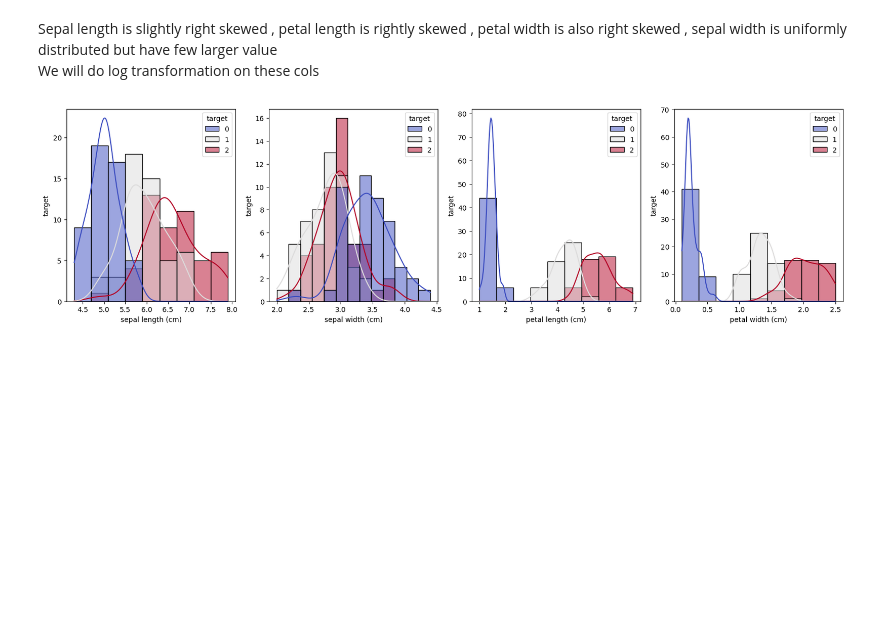
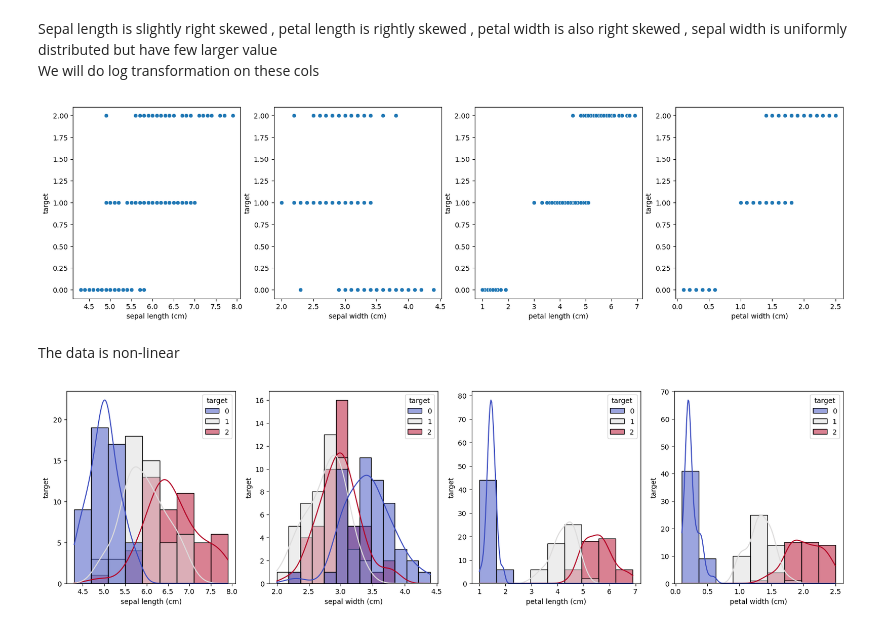
Before and after one commit to amanverma-98/TASK_2-ML-ALGO, a Jupyter notebook: decisiontree.ipynb, the cells around one changed output. Saved outputs shown, nothing was run; the diff lists cells and outputs as text; code cells hidden in the pictures; blank space fills up the shorter version.

Commit message:
Added Scatterplot

```diff
--- a/decisiontree.ipynb
+++ b/decisiontree.ipynb
@@ -171,6 +171,19 @@ for col in cols :
 # %% [markdown]
 Sepal length is slightly right skewed , petal length is rightly skewed , petal width is also right skewed , sepal width is uniformly distributed but have few larger value <br>
 We will do log transformation on these cols
+# %%
+plt.figure(figsize = (20,5))
+j = 1
+for col in cols :
+    plt.subplot(1,4,j)
+    j+=1
+    sns.scatterplot(x = col , y = 'target' , data = df)
+    plt.xlabel(col)
+    plt.ylabel('target')
+# %% [output]
+[figure, added]
+# %% [markdown]
+The data is non-linear
 # %%
 plt.figure(figsize = (20,5))
 j = 1
```
Also changed, not shown: parts of 1 cell of this notebook.
